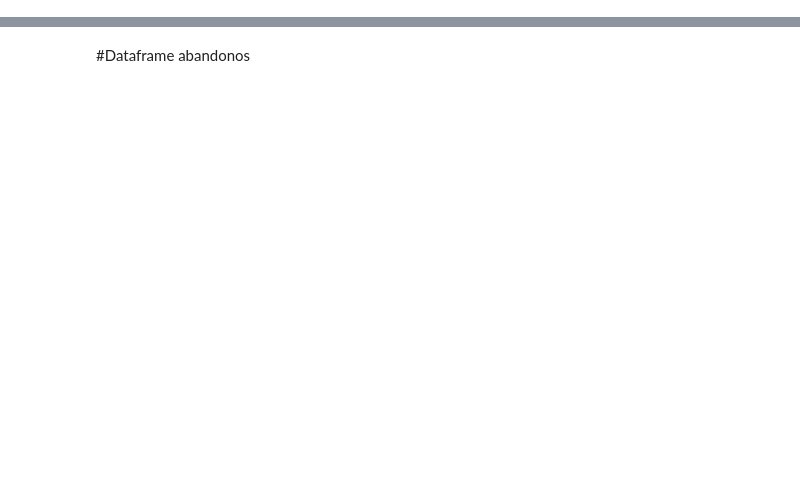
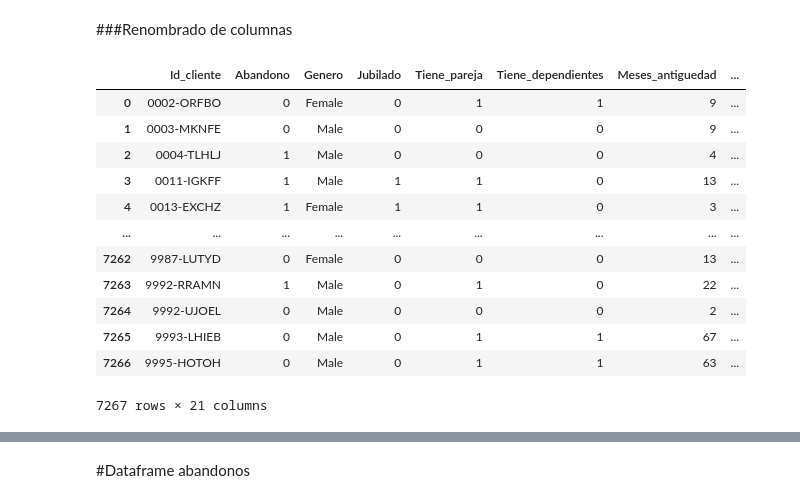
Before and after one commit to TiagoPonti/TelecomX, a Jupyter notebook: TelecomX.ipynb, the cells around one changed output, grey strips where cells are left out. Cells and saved outputs as stored; diff of their text form; code cells hidden in the pictures; blank space fills up the shorter version.

```diff
--- a/TelecomX.ipynb
+++ b/TelecomX.ipynb
@@ -159,0 +134,3 @@ memory usage: 993.7+ KB
+# %%
+df['Churn'] = (df['Churn'] == 'Yes').astype(int)
+df['Churn'].value_counts()
@@ -159,0 +145,4 @@ memory usage: 993.7+ KB
+# %%
+df['customer.Dependents']
+df['customer.Dependents'] = (df['customer.Dependents'] == 'Yes').astype(int)
+df['customer.Dependents'].value_counts()
@@ -159,0 +157,5 @@ memory usage: 993.7+ KB
+# %%
+df['customer.Partner']
+df['customer.Partner'] = (df['customer.Partner'] == 'Yes').astype(int)
+df['customer.Partner'].value_counts()
+df.info()
@@ -159,0 +180,41 @@ memory usage: 993.7+ KB
+# %% [markdown]
+###Renombrado de columnas
+# %%
+df.columns = [
+    'Id_cliente',
+    'Abandono',
+    'Genero',
+    'Jubilado',
+    'Tiene_pareja',
+    'Tiene_dependientes',
+    'Meses_antiguedad',
+    'Servicio_telefono',
+    'Lineas_multiples',
+    'Tipo_internet',
+    'Seguridad_online',
+    'Respaldo_online',
+    'Proteccion_dispositivo',
+    'Soporte_tecnico',
+    'Streaming_tv',
+    'Streaming_peliculas',
+    'Tipo_contrato',
+    'Factura_sin_papel',
+    'Metodo_pago',
+    'Cargo_mensual',
+    'Cargo_total'
+]
+df
+# %% [output]
+|  | Id_cliente | Abandono | Genero | Jubilado | Tiene_pareja | Tiene_dependientes | Meses_antiguedad | ... |
+| 0 | 0002-ORFBO | 0 | Female | 0 | 1 | 1 | 9 | ... |
+| 1 | 0003-MKNFE | 0 | Male | 0 | 0 | 0 | 9 | ... |
+| 2 | 0004-TLHLJ | 1 | Male | 0 | 0 | 0 | 4 | ... |
+| 3 | 0011-IGKFF | 1 | Male | 1 | 1 | 0 | 13 | ... |
+| 4 | 0013-EXCHZ | 1 | Female | 1 | 1 | 0 | 3 | ... |
+| ... | ... | ... | ... | ... | ... | ... | ... | ... |
+| 7262 | 9987-LUTYD | 0 | Female | 0 | 0 | 0 | 13 | ... |
+| 7263 | 9992-RRAMN | 1 | Male | 0 | 1 | 0 | 22 | ... |
+| 7264 | 9992-UJOEL | 0 | Male | 0 | 0 | 0 | 2 | ... |
+| 7265 | 9993-LHIEB | 0 | Male | 0 | 1 | 1 | 67 | ... |
+| 7266 | 9995-HOTOH | 0 | Male | 0 | 1 | 1 | 63 | ... |
+7267 rows × 21 columns
```
Also changed, not shown: parts of 42 cells of this notebook.
